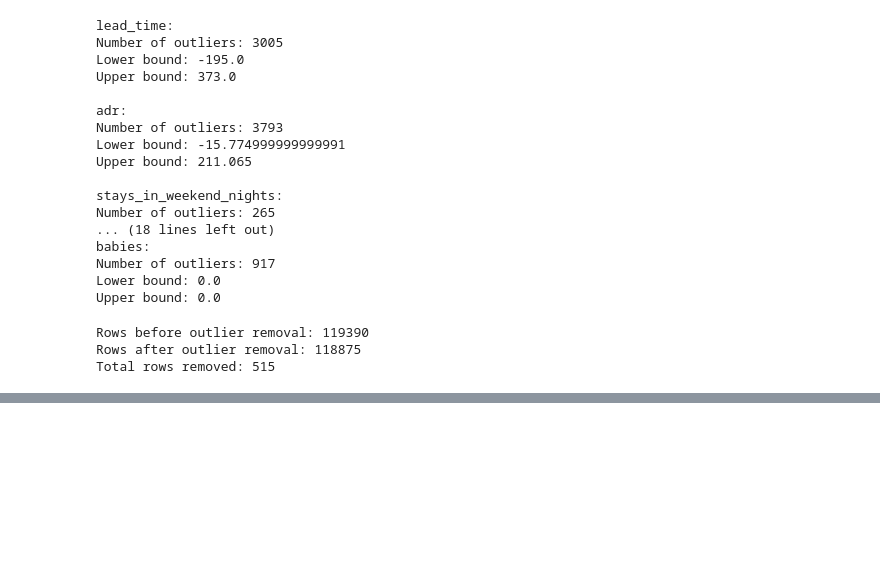
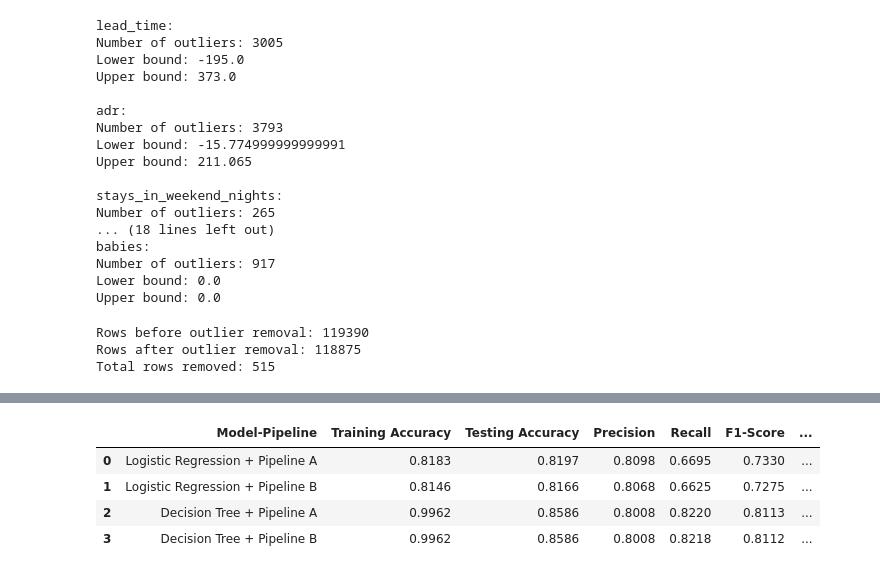
Before and after one commit to SteffiGeorge2708/202618018_SteffiGeorge_DS605, a Jupyter notebook: 202618018_Lab_3/202618018_lab_3.ipynb, the cells around one changed output, grey strips where cells are left out. Cells and saved outputs as stored; diff of their text form; code cells hidden in the pictures; blank space fills up the shorter version.

Commit message:
completed all the task

```diff
--- a/202618018_Lab_3/202618018_lab_3.ipynb
+++ b/202618018_Lab_3/202618018_lab_3.ipynb
@@ -281,0 +342,7 @@ Total rows removed: 515
+# %%
+# 3. Pipeline A - KNNImputer + StandardScaler
+
+preprocessor_A = ColumnTransformer([
+    ("numerical", numerical_preprocessing_A, numerical_cols),
+    ("categorical", categorical_preprocessing, categorical_cols)
+])
@@ -281,0 +418,10 @@ Total rows removed: 515
+# %%
+# Train all four model-pipeline combinations
+logistic_A.fit(X_train, y_train)
+logistic_B.fit(X_train, y_train)
+
+tree_A.fit(X_train, y_train)
+tree_B.fit(X_train, y_train)
+
+
+print("All four model-pipeline combinations have been trained successfully.")
@@ -281,0 +589,60 @@ Total rows removed: 515
+# %%
+# Task 6 - Final Observations
+
+# 1. Find the best overall preprocessing-model combination
+best_overall = comparison_table.loc[
+    comparison_table["F1-Score"].idxmax()
+]
+
+print("1. Best Overall Result:")
+print(
+    f"{best_overall['Model-Pipeline']} gives the best overall result "
+    f"with a testing accuracy of {best_overall['Testing Accuracy']:.4f} "
+    f"and an F1-score of {best_overall['F1-Score']:.4f}."
+)
+
+
+# 2. Compare StandardScaler and MinMaxScaler for Logistic Regression
+logistic_comparison = comparison_table[
+    comparison_table["Model-Pipeline"].str.contains("Logistic Regression")
+]
+
+print("\n2. Effect of StandardScaler vs MinMaxScaler on Logistic Regression:")
+
+for _, row in logistic_comparison.iterrows():
+    print(
+        f"{row['Model-Pipeline']}: "
+        f"Testing Accuracy = {row['Testing Accuracy']:.4f}, "
+        f"F1-Score = {row['F1-Score']:.4f}"
+    )
+
+
+# 3. Compare StandardScaler and MinMaxScaler for Decision Tree
+tree_comparison = comparison_table[
+    comparison_table["Model-Pipeline"].str.contains("Decision Tree")
+]
+
+print("\n3. Effect of Scaling on Decision Tree:")
+
+for _, row in tree_comparison.iterrows():
+    print(
+        f"{row['Model-Pipeline']}: "
+        f"Testing Accuracy = {row['Testing Accuracy']:.4f}, "
+        f"F1-Score = {row['F1-Score']:.4f}"
+    )
+
+
+# 4. Overfitting observations
+print("\n4. Train-Test Performance Difference:")
+
+for _, row in comparison_table.iterrows():
+    print(
+        f"{row['Model-Pipeline']}: "
+        f"Train-Test Difference = {row['Train-Test Difference']:.4f}"
+    )
+
+
+# 5. Final comparison table
+print("\n5. Final Performance Comparison:")
+display(comparison_table.round(4))
+# %% [output]
@@ -281,0 +667,5 @@ Total rows removed: 515
+|  | Model-Pipeline | Training Accuracy | Testing Accuracy | Precision | Recall | F1-Score | ... |
+| 0 | Logistic Regression + Pipeline A | 0.8183 | 0.8197 | 0.8098 | 0.6695 | 0.7330 | ... |
+| 1 | Logistic Regression + Pipeline B | 0.8146 | 0.8166 | 0.8068 | 0.6625 | 0.7275 | ... |
+| 2 | Decision Tree + Pipeline A | 0.9962 | 0.8586 | 0.8008 | 0.8220 | 0.8113 | ... |
+| 3 | Decision Tree + Pipeline B | 0.9962 | 0.8586 | 0.8008 | 0.8218 | 0.8112 | ... |
```
Also changed, not shown: parts of 13 cells of this notebook.
